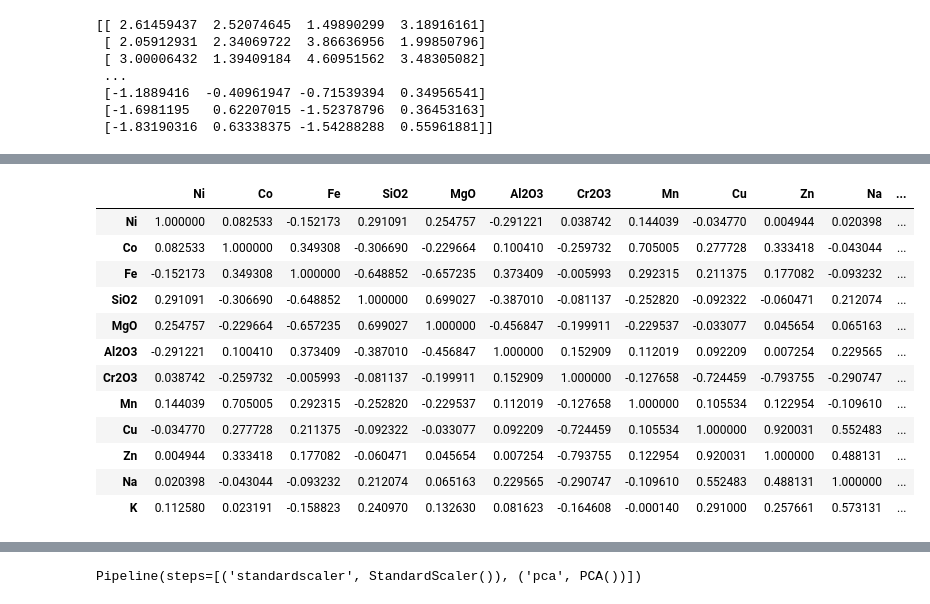
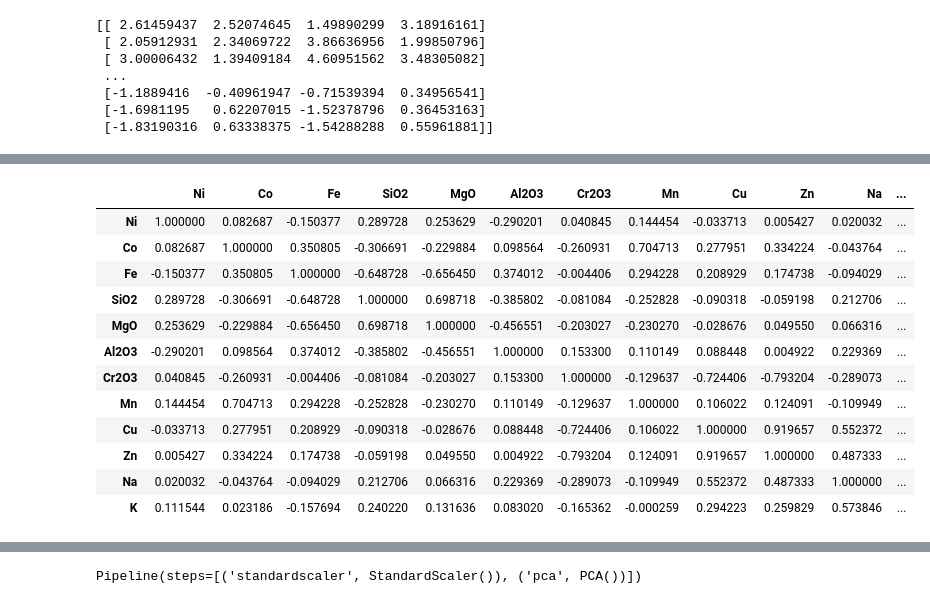
Before and after one commit to roxyconstantine-dev/Proyecto-Final-de-An-lisis-Datos, a Jupyter notebook: untitled1.ipynb, the cells around one changed output, grey strips where cells are left out. Cells and saved outputs as stored; diff of their text form; code cells hidden in the pictures.

```diff
--- a/untitled1.ipynb
+++ b/untitled1.ipynb
@@ -237,16 +224,16 @@ dato4.plot(kind='bar',figsize=(15, 15))
 # %%
-dato4.corr()
+datos2.corr()
 # %% [output]
 |  | Ni | Co | Fe | SiO2 | MgO | Al2O3 | Cr2O3 | Mn | Cu | Zn | Na | ... |
-| Ni | 1.000000 | 0.082533 | -0.152173 | 0.291091 | 0.254757 | -0.291221 | 0.038742 | 0.144039 | -0.034770 | 0.004944 | 0.020398 | ... |
-| Co | 0.082533 | 1.000000 | 0.349308 | -0.306690 | -0.229664 | 0.100410 | -0.259732 | 0.705005 | 0.277728 | 0.333418 | -0.043044 | ... |
-| Fe | -0.152173 | 0.349308 | 1.000000 | -0.648852 | -0.657235 | 0.373409 | -0.005993 | 0.292315 | 0.211375 | 0.177082 | -0.093232 | ... |
-| SiO2 | 0.291091 | -0.306690 | -0.648852 | 1.000000 | 0.699027 | -0.387010 | -0.081137 | -0.252820 | -0.092322 | -0.060471 | 0.212074 | ... |
-| MgO | 0.254757 | -0.229664 | -0.657235 | 0.699027 | 1.000000 | -0.456847 | -0.199911 | -0.229537 | -0.033077 | 0.045654 | 0.065163 | ... |
-| Al2O3 | -0.291221 | 0.100410 | 0.373409 | -0.387010 | -0.456847 | 1.000000 | 0.152909 | 0.112019 | 0.092209 | 0.007254 | 0.229565 | ... |
-| Cr2O3 | 0.038742 | -0.259732 | -0.005993 | -0.081137 | -0.199911 | 0.152909 | 1.000000 | -0.127658 | -0.724459 | -0.793755 | -0.290747 | ... |
-| Mn | 0.144039 | 0.705005 | 0.292315 | -0.252820 | -0.229537 | 0.112019 | -0.127658 | 1.000000 | 0.105534 | 0.122954 | -0.109610 | ... |
-| Cu | -0.034770 | 0.277728 | 0.211375 | -0.092322 | -0.033077 | 0.092209 | -0.724459 | 0.105534 | 1.000000 | 0.920031 | 0.552483 | ... |
-| Zn | 0.004944 | 0.333418 | 0.177082 | -0.060471 | 0.045654 | 0.007254 | -0.793755 | 0.122954 | 0.920031 | 1.000000 | 0.488131 | ... |
-| Na | 0.020398 | -0.043044 | -0.093232 | 0.212074 | 0.065163 | 0.229565 | -0.290747 | -0.109610 | 0.552483 | 0.488131 | 1.000000 | ... |
-| K | 0.112580 | 0.023191 | -0.158823 | 0.240970 | 0.132630 | 0.081623 | -0.164608 | -0.000140 | 0.291000 | 0.257661 | 0.573131 | ... |
+| Ni | 1.000000 | 0.082687 | -0.150377 | 0.289728 | 0.253629 | -0.290201 | 0.040845 | 0.144454 | -0.033713 | 0.005427 | 0.020032 | ... |
+| Co | 0.082687 | 1.000000 | 0.350805 | -0.306691 | -0.229884 | 0.098564 | -0.260931 | 0.704713 | 0.277951 | 0.334224 | -0.043764 | ... |
+| Fe | -0.150377 | 0.350805 | 1.000000 | -0.648728 | -0.656450 | 0.374012 | -0.004406 | 0.294228 | 0.208929 | 0.174738 | -0.094029 | ... |
+| SiO2 | 0.289728 | -0.306691 | -0.648728 | 1.000000 | 0.698718 | -0.385802 | -0.081084 | -0.252828 | -0.090318 | -0.059198 | 0.212706 | ... |
+| MgO | 0.253629 | -0.229884 | -0.656450 | 0.698718 | 1.000000 | -0.456551 | -0.203027 | -0.230270 | -0.028676 | 0.049550 | 0.066316 | ... |
+| Al2O3 | -0.290201 | 0.098564 | 0.374012 | -0.385802 | -0.456551 | 1.000000 | 0.153300 | 0.110149 | 0.088448 | 0.004922 | 0.229369 | ... |
+| Cr2O3 | 0.040845 | -0.260931 | -0.004406 | -0.081084 | -0.203027 | 0.153300 | 1.000000 | -0.129637 | -0.724406 | -0.793204 | -0.289073 | ... |
+| Mn | 0.144454 | 0.704713 | 0.294228 | -0.252828 | -0.230270 | 0.110149 | -0.129637 | 1.000000 | 0.106022 | 0.124091 | -0.109949 | ... |
+| Cu | -0.033713 | 0.277951 | 0.208929 | -0.090318 | -0.028676 | 0.088448 | -0.724406 | 0.106022 | 1.000000 | 0.919657 | 0.552372 | ... |
+| Zn | 0.005427 | 0.334224 | 0.174738 | -0.059198 | 0.049550 | 0.004922 | -0.793204 | 0.124091 | 0.919657 | 1.000000 | 0.487333 | ... |
+| Na | 0.020032 | -0.043764 | -0.094029 | 0.212706 | 0.066316 | 0.229369 | -0.289073 | -0.109949 | 0.552372 | 0.487333 | 1.000000 | ... |
+| K | 0.111544 | 0.023186 | -0.157694 | 0.240220 | 0.131636 | 0.083020 | -0.165362 | -0.000259 | 0.294223 | 0.259829 | 0.573846 | ... |
```
Also changed, not shown: parts of 13 cells of this notebook.
